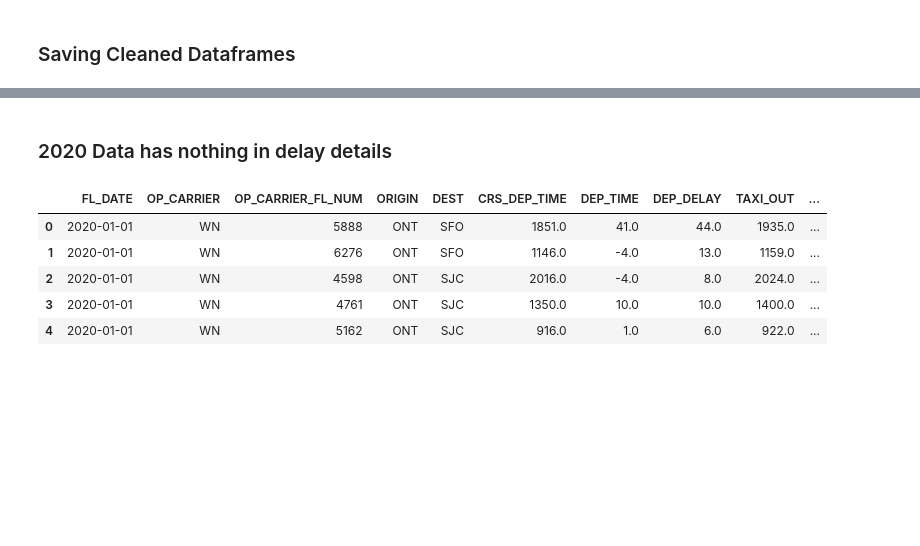
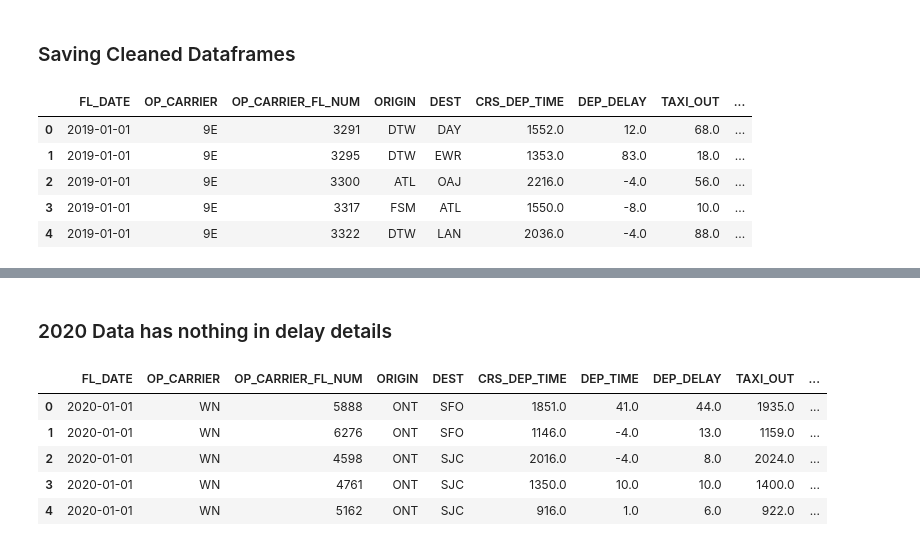
Before and after one commit to Feritaba/Data_visualization, a Jupyter notebook: Project 1 - Data Visualization.ipynb, the cells around one changed output, grey strips where cells are left out. Drawn from its saved outputs; the diff is of its cells as text; code cells hidden in the pictures; blank space fills up the shorter version.

```diff
--- a/Project 1 - Data Visualization.ipynb
+++ b/Project 1 - Data Visualization.ipynb
@@ -123,3 +178,14 @@ df_2019.head()
 df_2018.to_csv('df_2018_clean.csv', index=False)
 # %%
 df_2019.to_csv('df_2019_clean.csv', index=False)
+# %%
+# Renaming two columns of 2019 the same as 2018's
+df_2019 = df_2019.rename(columns={'OP_UNIQUE_CARRIER': 'OP_CARRIER', 'DEP_TIME': 'CRS_DEP_TIME'})
+df_2019.head()
+# %% [output]
+|  | FL_DATE | OP_CARRIER | OP_CARRIER_FL_NUM | ORIGIN | DEST | CRS_DEP_TIME | DEP_DELAY | TAXI_OUT | ... |
+| 0 | 2019-01-01 | 9E | 3291 | DTW | DAY | 1552.0 | 12.0 | 68.0 | ... |
+| 1 | 2019-01-01 | 9E | 3295 | DTW | EWR | 1353.0 | 83.0 | 18.0 | ... |
+| 2 | 2019-01-01 | 9E | 3300 | ATL | OAJ | 2216.0 | -4.0 | 56.0 | ... |
+| 3 | 2019-01-01 | 9E | 3317 | FSM | ATL | 1550.0 | -8.0 | 10.0 | ... |
+| 4 | 2019-01-01 | 9E | 3322 | DTW | LAN | 2036.0 | -4.0 | 88.0 | ... |
```
Also changed, not shown: parts of 31 cells of this notebook, 1 other file.
